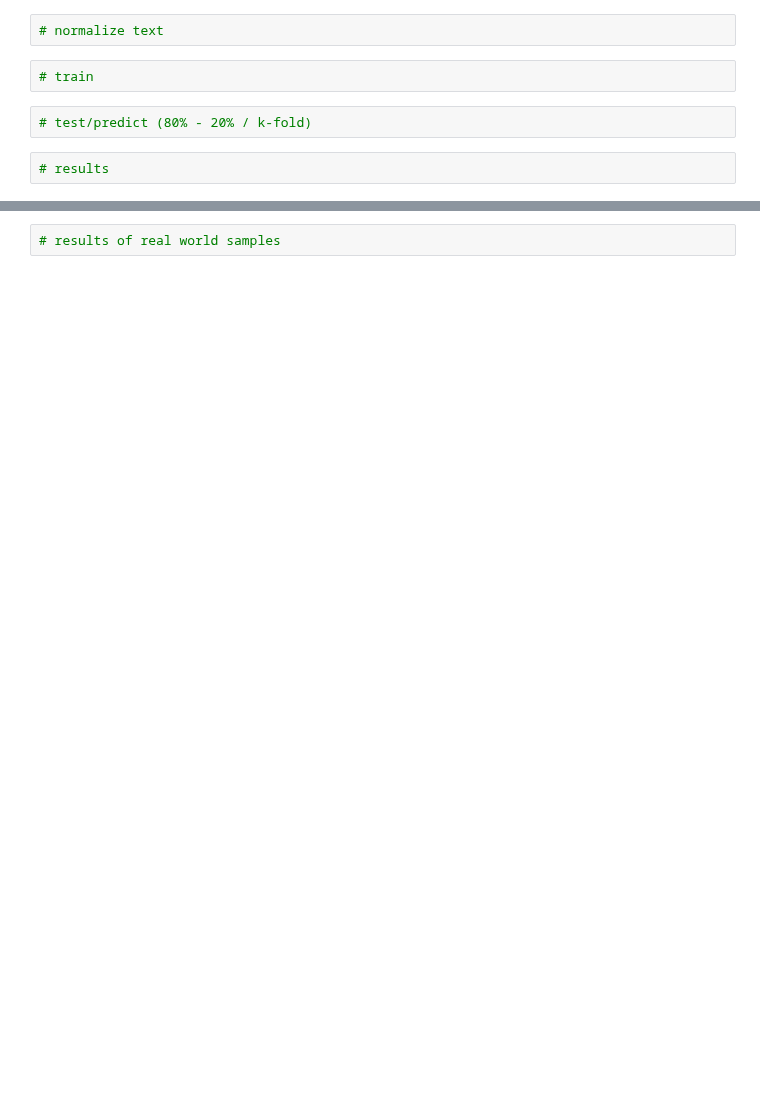
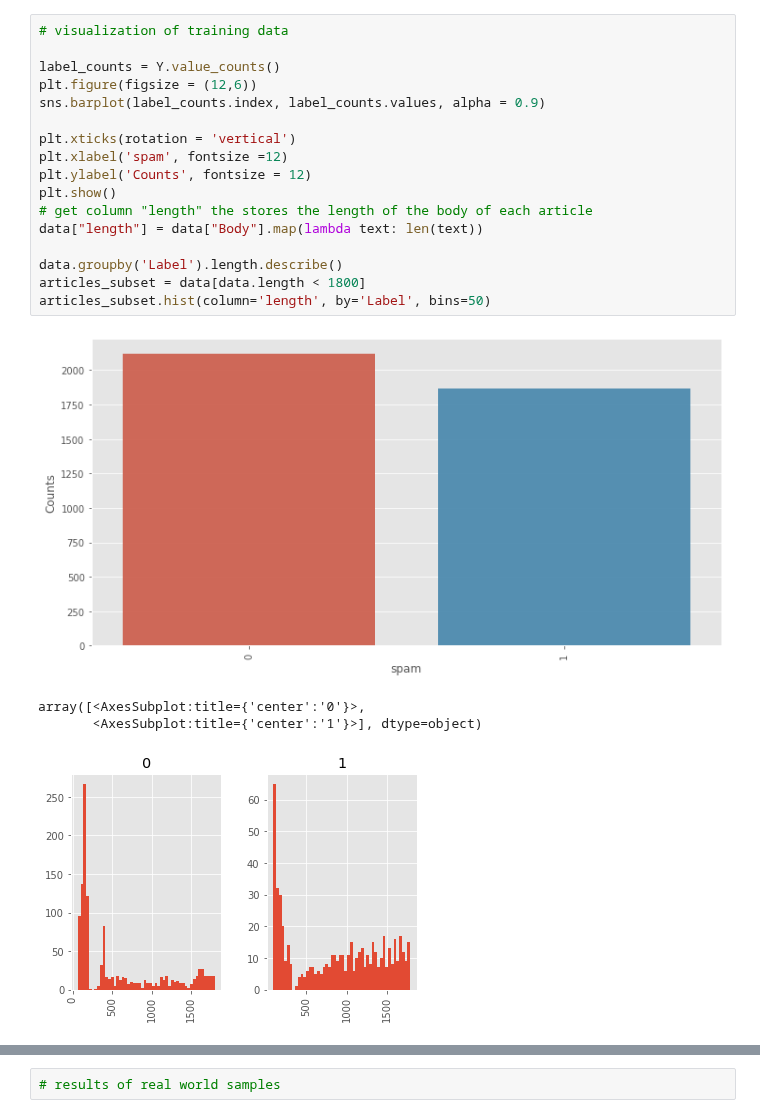
Before and after one commit to jreyesco16/ml-assignment, a Jupyter notebook: final-project/kim_chungsu_steiner_devan_reyes-cortes_jesse_final-project.ipynb, the cells around one changed output, grey strips where cells are left out. Cells and saved outputs as stored; diff of their text form; blank space fills up the shorter version.

```diff
--- a/final-project/kim_chungsu_steiner_devan_reyes-cortes_jesse_final-project.ipynb
+++ b/final-project/kim_chungsu_steiner_devan_reyes-cortes_jesse_final-project.ipynb
@@ -66,8 +108,22 @@ data.describe(include='all')
-# %%
-# normalize text
-# %%
-# train
-# %%
-# test/predict (80% - 20% / k-fold)
-# %%
-# results
+# %%
+# visualization of training data
+
+label_counts = Y.value_counts()
+plt.figure(figsize = (12,6))
+sns.barplot(label_counts.index, label_counts.values, alpha = 0.9)
+
+plt.xticks(rotation = 'vertical')
+plt.xlabel('spam', fontsize =12)
+plt.ylabel('Counts', fontsize = 12)
+plt.show()
+# get column "length" the stores the length of the body of each article
+data["length"] = data["Body"].map(lambda text: len(text))
+
+data.groupby('Label').length.describe()
+articles_subset = data[data.length < 1800]
+articles_subset.hist(column='length', by='Label', bins=50)
+# %% [output]
+[figure, added]
+array([<AxesSubplot:title={'center':'0'}>,
+       <AxesSubplot:title={'center':'1'}>], dtype=object)
+[figure, added]
```
Also changed, not shown: parts of 9 cells of this notebook, 4 other files.
